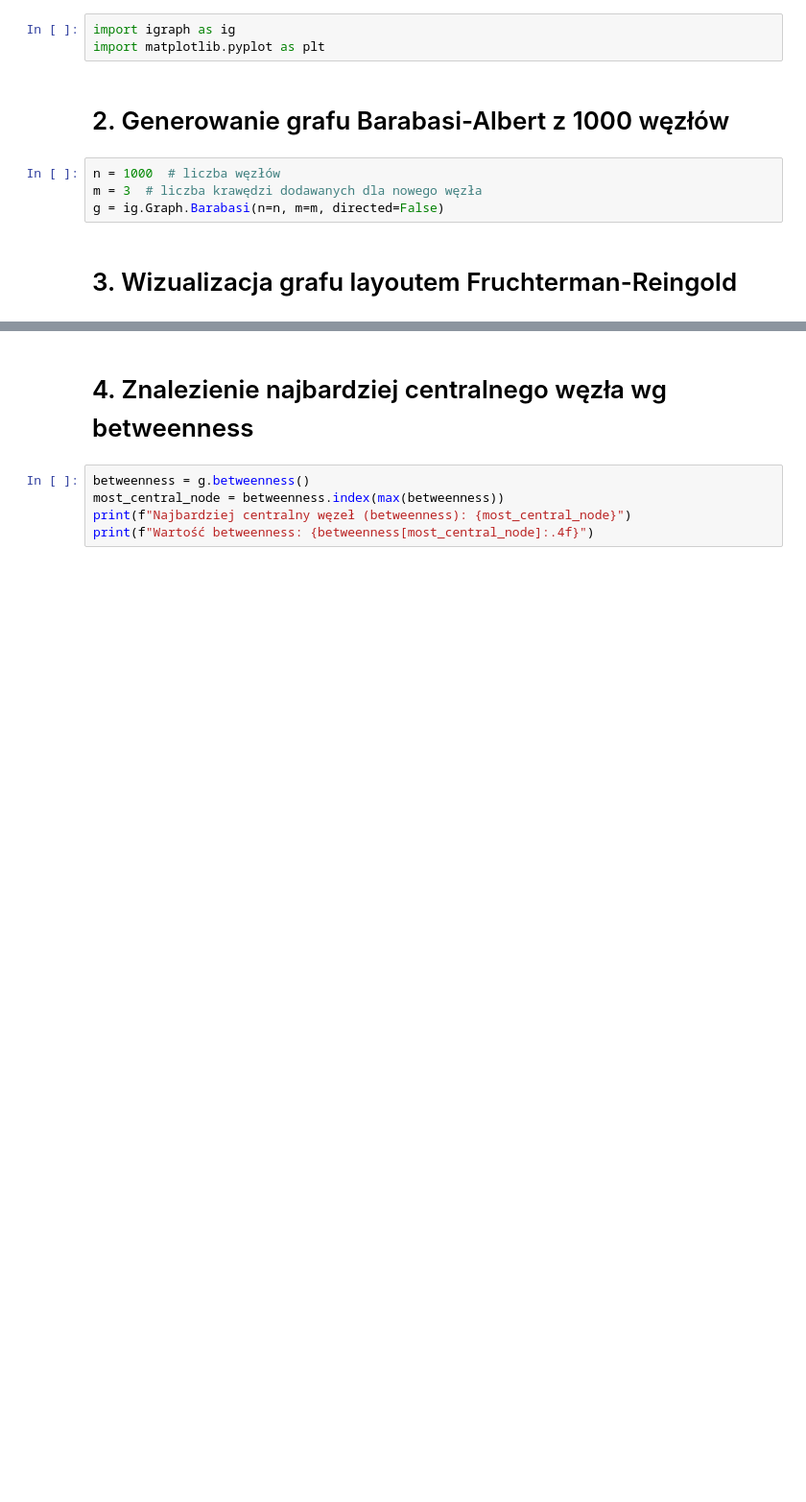
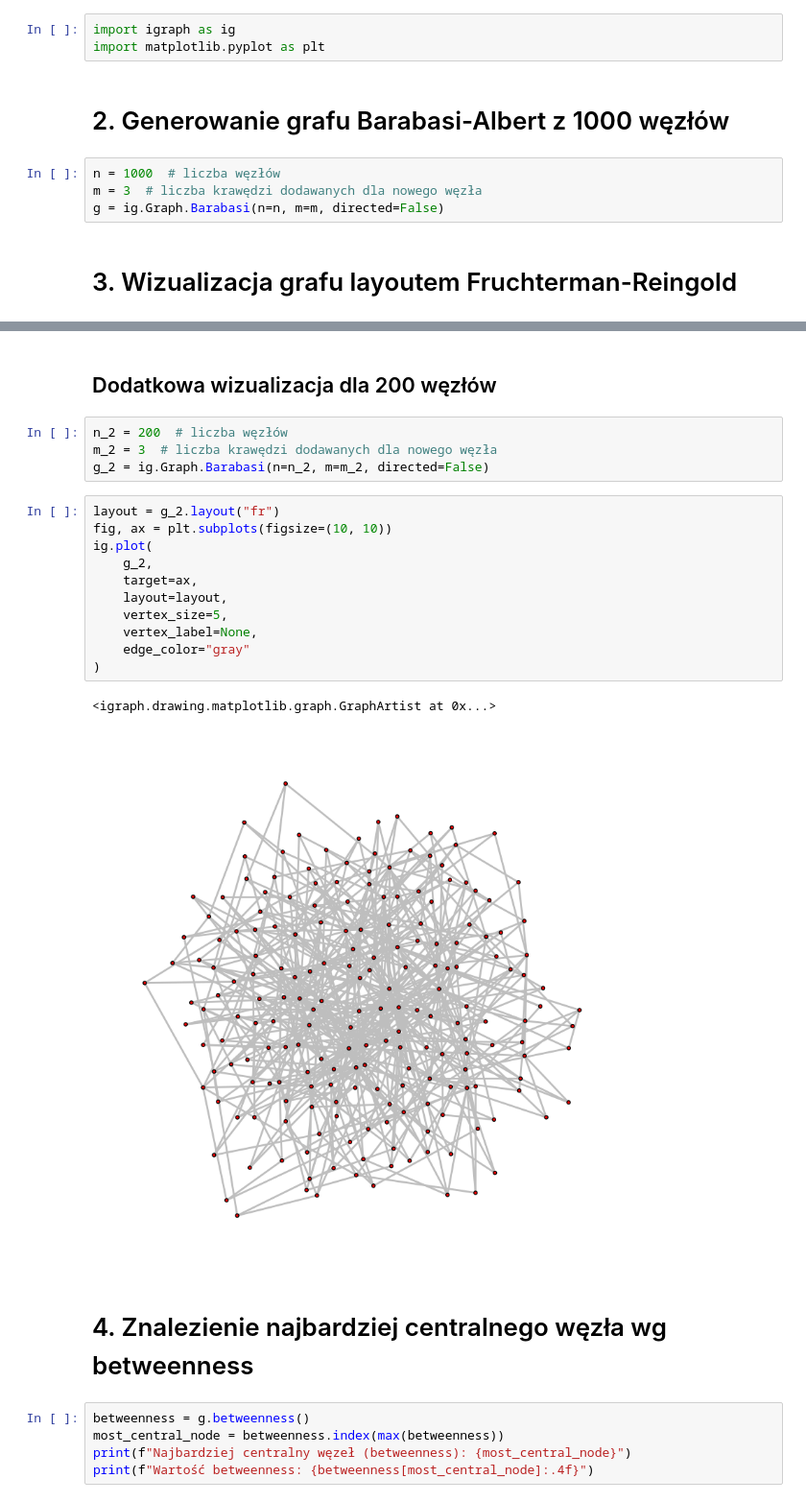
Before and after one commit to rmhere-classrooms/data-science-computational-social-science-2025-stepkos, a Jupyter notebook: mysolution/mysolution2.ipynb, the cells around one changed output, grey strips where cells are left out. Shown: that part at 96% size. Drawn from its saved outputs; the diff is of its cells as text; blank space fills up the shorter version.

```diff
--- a/mysolution/mysolution2.ipynb
+++ b/mysolution/mysolution2.ipynb
@@ -26,3 +26,23 @@ plt.show()
+# %% [markdown]
+## Dodatkowa wizualizacja dla 200 węzłów
+# %%
+n_2 = 200  # liczba węzłów
+m_2 = 3  # liczba krawędzi dodawanych dla nowego węzła
+g_2 = ig.Graph.Barabasi(n=n_2, m=m_2, directed=False)
+# %%
+layout = g_2.layout("fr")
+fig, ax = plt.subplots(figsize=(10, 10))
+ig.plot(
+    g_2,
+    target=ax,
+    layout=layout,
+    vertex_size=5,
+    vertex_label=None,
+    edge_color="gray"
+)
+# %% [output]
+<igraph.drawing.matplotlib.graph.GraphArtist at 0x...>
+[figure, added]
 # %% [markdown]
 # 4. Znalezienie najbardziej centralnego węzła wg betweenness
 # %%
```
Also changed, not shown: parts of 2 cells of this notebook.
